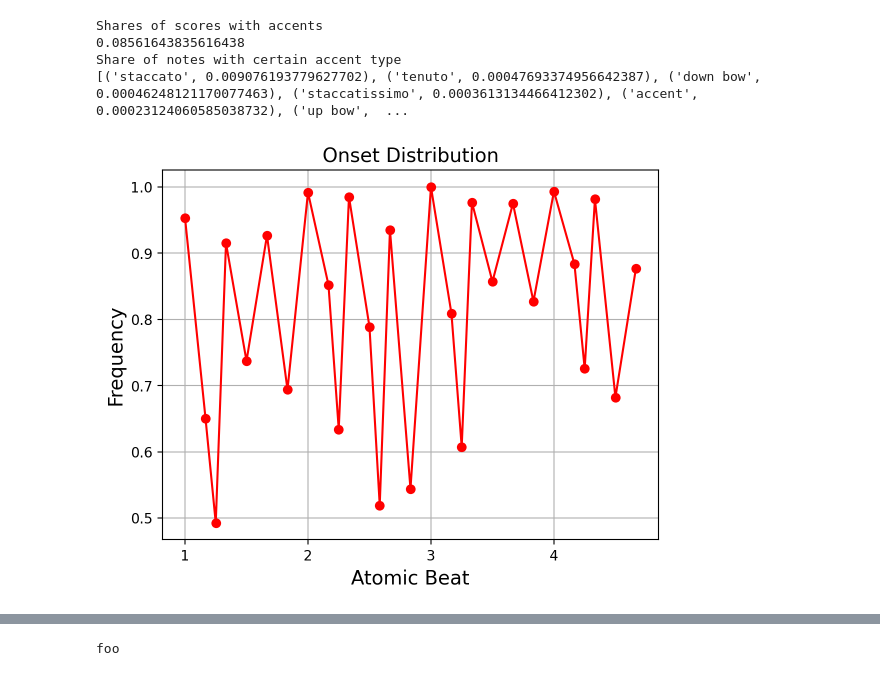
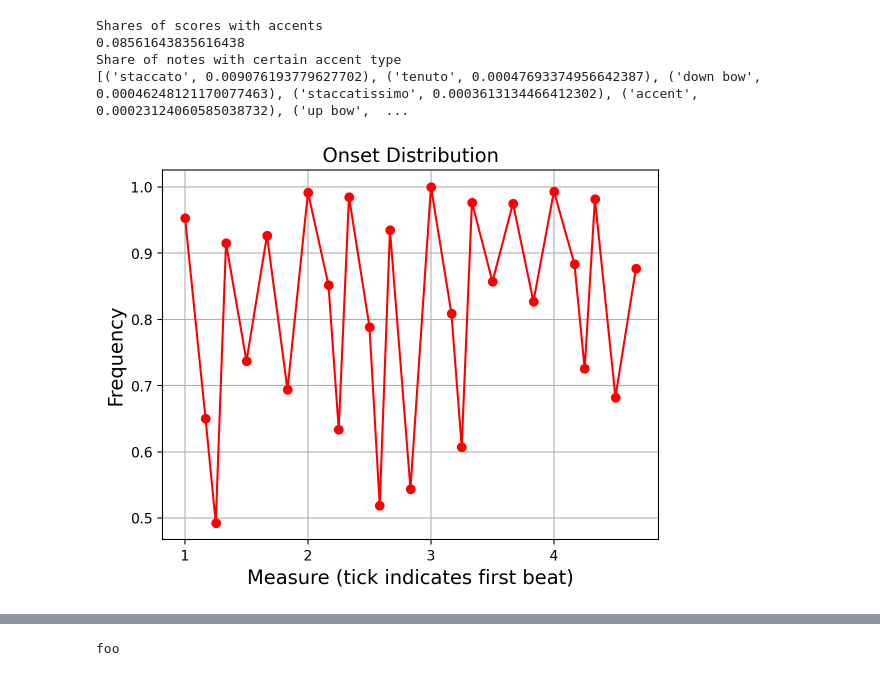
Before and after one commit to kaedejohnson/DH401-A1-RHYTHMGEN, a Jupyter notebook: explore.ipynb, the cells around one changed output, grey strips where cells are left out. Saved outputs shown, nothing was run; the diff lists cells and outputs as text; code cells hidden in the pictures.

```diff
--- a/explore.ipynb
+++ b/explore.ipynb
@@ -159,18 +159,18 @@ for i,tuple in enumerate(note_placements):
 # %%
 import pandas as pd
 import matplotlib.pyplot as plt
 max_frequency = max(frequency)
 onset_distribution = pd.DataFrame(list(zip(location, frequency)),
                columns =['atomic_moment', 'frequency'])
 onset_distribution['frequency'] = onset_distribution['frequency'] / max_frequency
 onset_distribution = onset_distribution.sort_values(by='atomic_moment')
 onset_distribution = onset_distribution[onset_distribution['atomic_moment'] <= 12]
 plt.plot(onset_distribution['atomic_moment'], onset_distribution['frequency'], color='red', marker='o')
 plt.title('Onset Distribution', fontsize=14)
-plt.xlabel('Atomic Beat', fontsize=14)
+plt.xlabel('Measure (tick indicates first beat)', fontsize=14)
 plt.xticks([1, 4, 7, 10], ['1','2','3','4'])
 plt.ylabel('Frequency', fontsize=14)
 plt.grid(True)
 plt.show()
 # %% [output]
-[figure, old version]
+[figure, new version]
```
Also changed, not shown: parts of 5 cells of this notebook.
